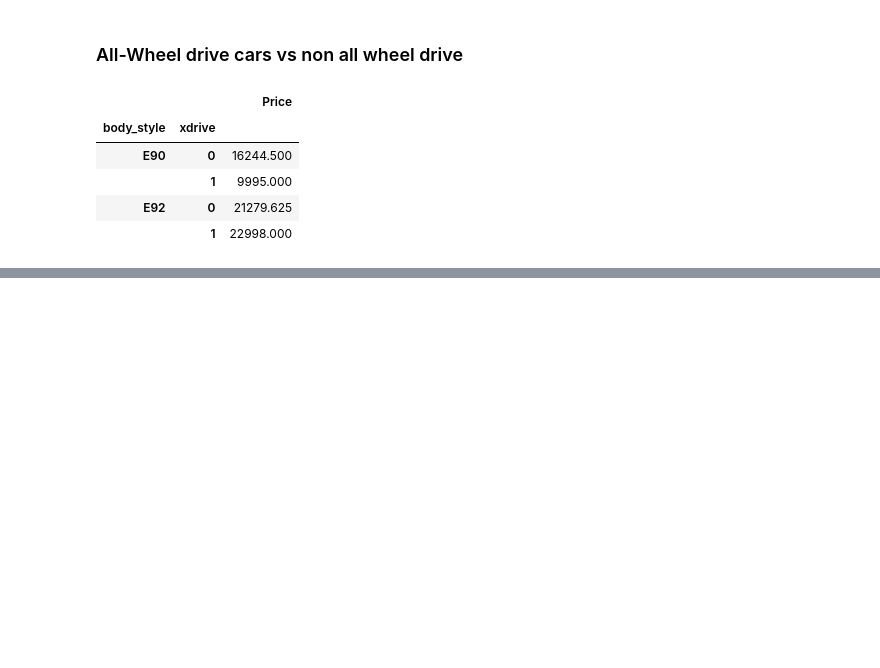
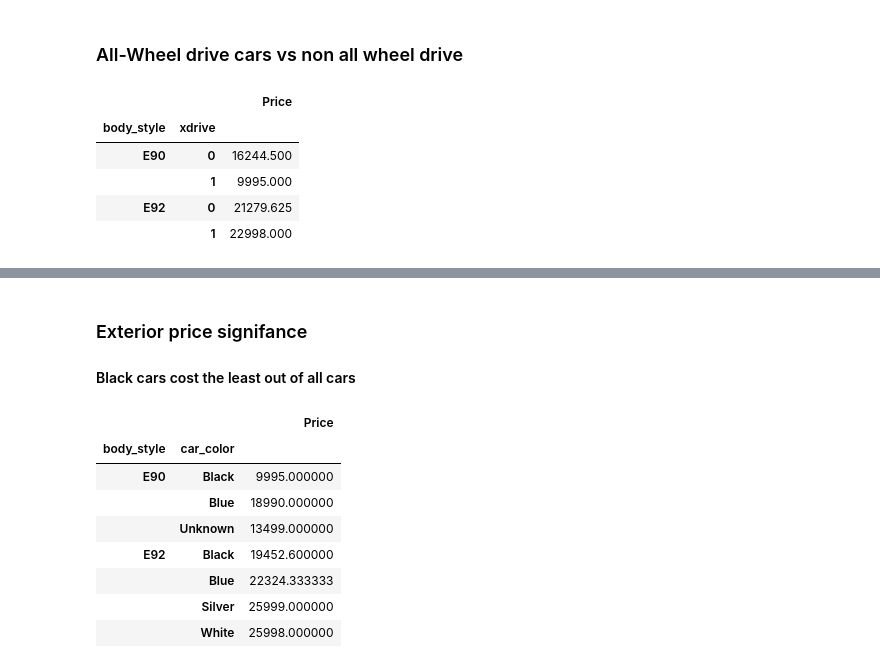
Before and after one commit to MarioRashadHUB/BMW-Price-Analysis, a Jupyter notebook: eda.ipynb, the cells around one changed output, grey strips where cells are left out. Saved outputs shown, nothing was run; the diff lists cells and outputs as text; code cells hidden in the pictures; blank space fills up the shorter version.

```diff
--- a/eda.ipynb
+++ b/eda.ipynb
@@ -151,0 +191,16 @@ pd.pivot_table(df,index=['body_style','xdrive'], values=['Price'])
+# %% [markdown]
+### Exterior price signifance
+
+#### Black cars cost the least out of all cars
+# %%
+pd.pivot_table(df, index=['body_style', 'car_color'], values=['Price'])
+# %% [output]
+|  |  | Price |
+| body_style | car_color |  |
+| E90 | Black | 9995.000000 |
+|  | Blue | 18990.000000 |
+|  | Unknown | 13499.000000 |
+| E92 | Black | 19452.600000 |
+|  | Blue | 22324.333333 |
+|  | Silver | 25999.000000 |
+|  | White | 25998.000000 |
```
Also changed, not shown: parts of 10 cells of this notebook.
